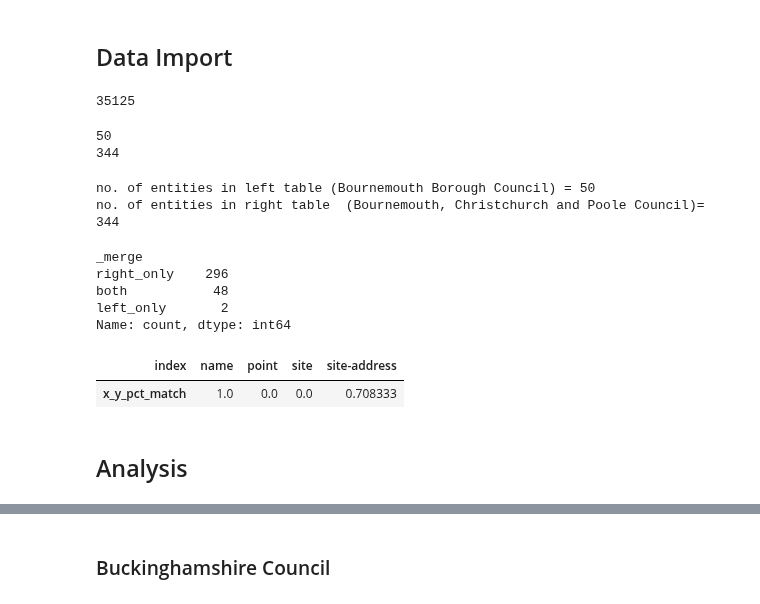
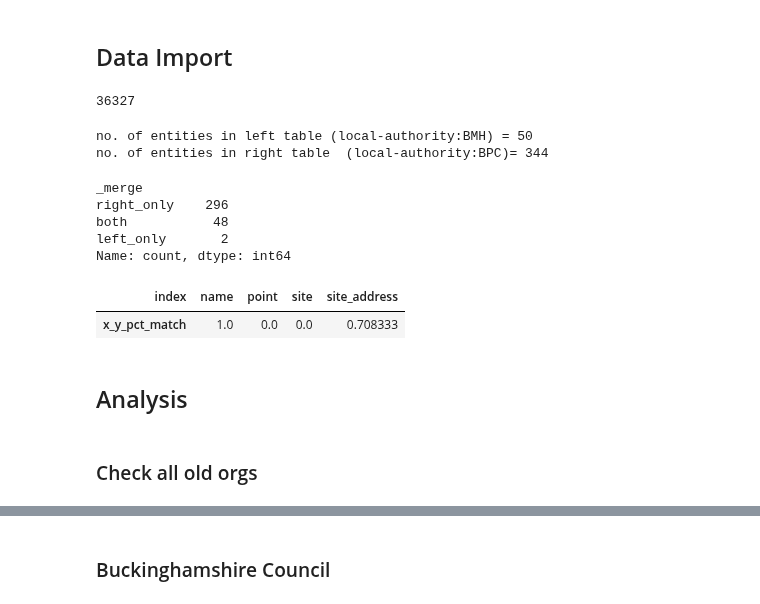
Before and after one commit to digital-land/jupyter-analysis, a Jupyter notebook: analysis/2025-01_BFL_old_orgs/BFL_old_orgs.ipynb, the cells around one changed output, grey strips where cells are left out. Saved outputs shown, nothing was run; the diff lists cells and outputs as text; code cells hidden in the pictures.

```diff
--- a/analysis/2025-01_BFL_old_orgs/BFL_old_orgs.ipynb
+++ b/analysis/2025-01_BFL_old_orgs/BFL_old_orgs.ipynb
@@ -24,16 +49,11 @@ os.makedirs(data_dir, exist_ok=True)
 # %% [markdown]
 ## Data Import
 # %%
-bfl = pd.read_csv("https://files.planning.data.gov.uk/dataset/brownfield-land.csv")
+bfl = pd.read_csv("https://files.planning.data.gov.uk/dataset/brownfield-land.csv", dtype=str)
 print(len(bfl))
+
+bfl.columns = [x.replace("-", "_") for x in bfl.columns]
+# bfl["organisation_entity"] = bfl["organisation_entity"].astype(str)
+bfl.to_csv(f"brownfield-land_{td}.csv", index = False)
 # %% [output]
-35125
+36327
-# %%
-bfl_BBC = bfl[bfl["organisation-entity"] == 47].copy()
-bfl_BCP = bfl[bfl["organisation-entity"] == 54].copy()
-
-print(len(bfl_BBC))
-print(len(bfl_BCP))
-# %% [output]
-50
-344
@@ -57,13 +60,13 @@ org_dict = org_df[["org_name"]].to_dict("index")
 # %%
 def check_matches(org_x, org_y, match_fields):
 
-    dfx = bfl[bfl["organisation-entity"] == org_x].copy()
-    dfy = bfl[bfl["organisation-entity"] == org_y].copy()
+    dfx = bfl[bfl["organisation_entity"] == org_x].copy()
+    dfy = bfl[bfl["organisation_entity"] == org_y].copy()
 
-    namex = org_dict[org_x]["org_name"]
-    namey = org_dict[org_y]["org_name"]
-    print(f"no. of entities in left table ({namex}) = {len(dfx)}")
-    print(f"no. of entities in right table  ({namey})= {len(dfy)}")
+    orgx = org_dict[org_x]
+    orgy = org_dict[org_y]
+    print(f"no. of entities in left table ({orgx}) = {len(dfx)}")
+    print(f"no. of entities in right table  ({orgy})= {len(dfy)}")
 
     cross_ref_df = pd.merge(
         dfx,
@@ -71,19 +74,21 @@ def check_matches(org_x, org_y, match_fields):
         how = "outer",
         on = match_fields,
         indicator=True,
-    )[match_fields + ["_merge"]]
+    )[match_fields + ["entity_x", "entity_y"] + ["_merge"]]
 
     # d["ref_matches"] = d["cross_ref_df"][d["cross_ref_df"]["_merge"] == "both"]["reference"]
+    cross_ref_df["organisation_x"] = orgx
+    cross_ref_df["organisation_y"] = orgy
 
     return cross_ref_df
 
-cr_test = check_matches(47, 54, ["reference"])
-cr_test_matches = cr_test[cr_test["_merge"] == "both"]["reference"]
+cr_test = check_matches("47", "54", ["reference"])
+# cr_test_matches = cr_test[cr_test["_merge"] == "both"]["reference"]
 
 cr_test.value_counts("_merge")
 # %% [output]
-no. of entities in left table (Bournemouth Borough Council) = 50
-no. of entities in right table  (Bournemouth, Christchurch and Poole Council)= 344
+no. of entities in left table (local-authority:BMH) = 50
+no. of entities in right table  (local-authority:BPC)= 344
 _merge
 right_only    296
 both           48
@@ -92,35 +97,37 @@ Name: count, dtype: int64
 # %%
 def compare_match_fields(org_x, org_y, ref_matches, fields):
 
     dfx = bfl[
-        (bfl["organisation-entity"] == org_x) &
+        (bfl["organisation_entity"] == org_x) &
         (bfl["reference"].isin(ref_matches))].copy()
 
     dfy = bfl[
-        (bfl["organisation-entity"] == org_y) &
+        (bfl["organisation_entity"] == org_y) &
         (bfl["reference"].isin(ref_matches))].copy()
 
     # subset each table to only records which match on reference
     matches_df1 = dfx[dfx["reference"].isin(ref_matches)].copy()
     matches_df1.set_index("reference", inplace=True)
     matches_df1.sort_index(inplace=True)
 
     matches_df2 = dfy[dfy["reference"].isin(ref_matches)].copy()
     matches_df2.set_index("reference", inplace=True)
     matches_df2.sort_index(inplace=True)
 
     # full comparison
     full_comp = matches_df1 == matches_df2
 
     # calculate match % for each field and make into neat wide table
     results_df_nar = (full_comp[fields].sum(axis=0) / len(full_comp)).to_frame(name = "x_y_pct_match")
     results_df_wide = results_df_nar.reset_index().pivot_table(columns = "index", values = "x_y_pct_match")
     return results_df_wide
 
-t = compare_match_fields(47, 54, cr_test_matches, ["name", "point", "site", "site-address"])
+t = compare_match_fields("47", "54", cr_test_matches, ["name", "point", "site", "site_address"])
 t
 # %% [output]
-| index | name | point | site | site-address |
+| index | name | point | site | site_address |
 | x_y_pct_match | 1.0 | 0.0 | 0.0 | 0.708333 |
 # %% [markdown]
 ## Analysis
+# %% [markdown]
+### Check all old orgs
```
Also changed, not shown: parts of 32 cells of this notebook.
